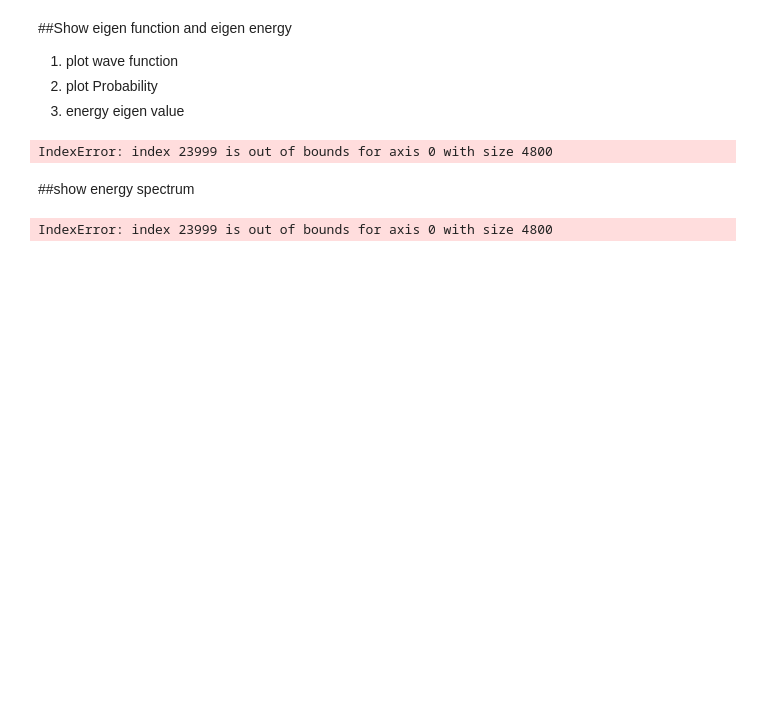
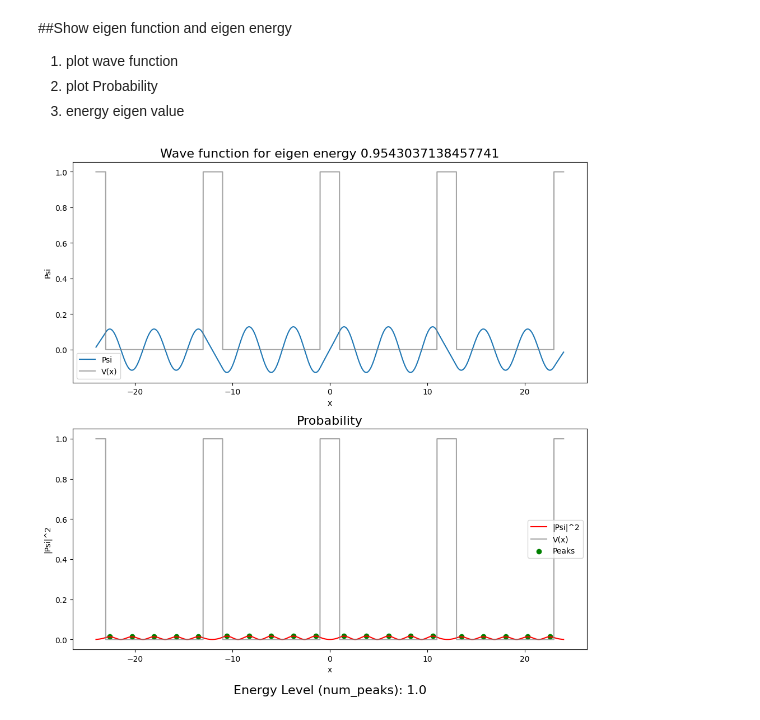
Before and after one commit to faliqadlan/FilterMethod-Colab, a Jupyter notebook: Filter_method_1_dimension.ipynb, the cells around one changed output. Drawn from its saved outputs; the diff is of its cells as text; code cells hidden in the pictures; blank space fills up the shorter version.

```diff
--- a/Filter_method_1_dimension.ipynb
+++ b/Filter_method_1_dimension.ipynb
@@ -335,13 +400,17 @@ plt.show() # Display the graph on the screen
 # %%
 import numpy as np
 import matplotlib.pyplot as plt
+
+# Calculate the Kronig-Penney potential for each x value
+# Use the function we defined earlier and pass in the parameters we set
+x = np.linspace(xmin, xmax, ngrid)
+vpot = kronig_penney_potential(x, lks, lpt, v0, vmax)
 
 # Assuming eigenState is a function that calculates the eigenstate energy
 # and x, ngrid, v, dx are defined before this code.
 # change initE to show different energy levels (initE = 0 is for energy level 1)
 
 initE = 1
-
 output = eigenState(x, ngrid, vpot, initE, dx)
 energy = output[0]
 psi = output[1]
@@ -349,7 +418,7 @@ psi = output[1]
 # Calculate the square of the wave function (psi squared)
 psi_squared = np.abs(psi) ** 2
 
-# Modify x to only include values between -20 and 20
+# Modify x to only include values between -lks*2 and lks*2
 x_min = -lks*2
 x_max = lks*2
 x_indices = np.where((x >= x_min) & (x <= x_max))
@@ -371,81 +440,31 @@ plt.title('Wave function for eigen energy {}'.format(energy), fontsize=16)
 plt.legend()
 
 # Plot psi squared (probability) with vpot
 plt.subplot(2, 1, 2)
 plt.plot(x, psi_squared, label='|Psi|^2', color='red')
 plt.plot(x, vpot, label='V(x)', color='gray', alpha=0.7)  # Overlapping vpot
 plt.xlabel('x')
 plt.ylabel('|Psi|^2')
 plt.title('Probability', fontsize=16)
 plt.legend()
 
 # Count peaks using differentiation
 dx = x[1] - x[0]  # Calculate the grid spacing
 d_psi_squared = np.gradient(psi_squared, dx)  # Compute the derivative of psi_squared
 
 # Find the positions where the derivative changes sign
 peaks_indices = np.where(np.diff(np.sign(d_psi_squared)) < 0)[0] + 1
 
 # Mark the peaks on the plot
 plt.subplot(2, 1, 2)
 plt.scatter(x[peaks_indices], psi_squared[peaks_indices], color='green', label='Peaks')
 plt.legend()
 
 # Show the energy level (num_peaks) as text below the plot
 num_peaks = len(peaks_indices) / pot_count
 plt.text(0.5, -0.2, f'Energy Level (num_peaks): {num_peaks}', transform=plt.gca().transAxes, ha='center', fontsize=16)
 
 plt.tight_layout()  # Adjust the layout for better spacing between subplots
 plt.show()
 # %% [output]
-IndexError: index 23999 is out of bounds for axis 0 with size 4800
+[figure, added]
-# %% [markdown]
-##show energy spectrum
-# %%
-import numpy as np
-import matplotlib.pyplot as plt
-
-# Assuming eigenState is a function that calculates the eigenstate energy
-# and x, ngrid, v, dx are defined before this code.
-
-# Create an array of energy values to calculate the eigenstates for
-energy_mm = np.linspace(0, 10, 100)  # emin, emax, dE
-
-# Initialize arrays to store the calculated eigenstate energies and levels
-ener_new_arr = []
-level_arr = []
-
-# Loop over each energy value and calculate the corresponding eigenstate
-for energy in energy_mm:
-    output = eigenState(x, ngrid, v, energy, dx)
-    ener_new_arr.append(output[0])  # Store the calculated eigenstate energy
-    psi = output[1]
-
-    # Calculate the square of the wave function (psi squared)
-    psi_squared = np.abs(psi) ** 2
-
-    # Count the number of peaks in the wave function to determine the energy level
-    dx = x[1] - x[0]  # Calculate the grid spacing
-    d_psi_squared = np.gradient(psi_squared, dx)  # Compute the derivative of psi_squared
-
-    # Find the positions where the derivative changes sign
-    peaks_indices = np.where(np.diff(np.sign(d_psi_squared)) < 0)[0] + 1
-    level_arr.append(len(peaks_indices))  # Store the calculated energy level
-
-# Set all x_ener values to 0
-x_ener = np.zeros(len(energy_mm))
-
-# Plot the energy spectrum
-plt.scatter(x_ener, ener_new_arr, s=100, c='blue', alpha=0.7, edgecolors='black')
-
-# # Attach each ener_new_arr value for each scatter bubble
-# for i, energy in enumerate(ener_new_arr):
-#     plt.annotate(f'E = {energy:.3f} ; n = {level_arr[i]:d}', (x_ener[i], energy), textcoords="offset points", xytext=(0, 5), ha='center')
-
-plt.xlabel('Energy')
-plt.ylabel('Eigenstate')
-plt.title('Spectrum Eigen Energi')
-plt.grid(True)
-plt.show()
-# %% [output]
-IndexError: index 23999 is out of bounds for axis 0 with size 4800
```
Also changed, not shown: parts of 2 cells of this notebook.
